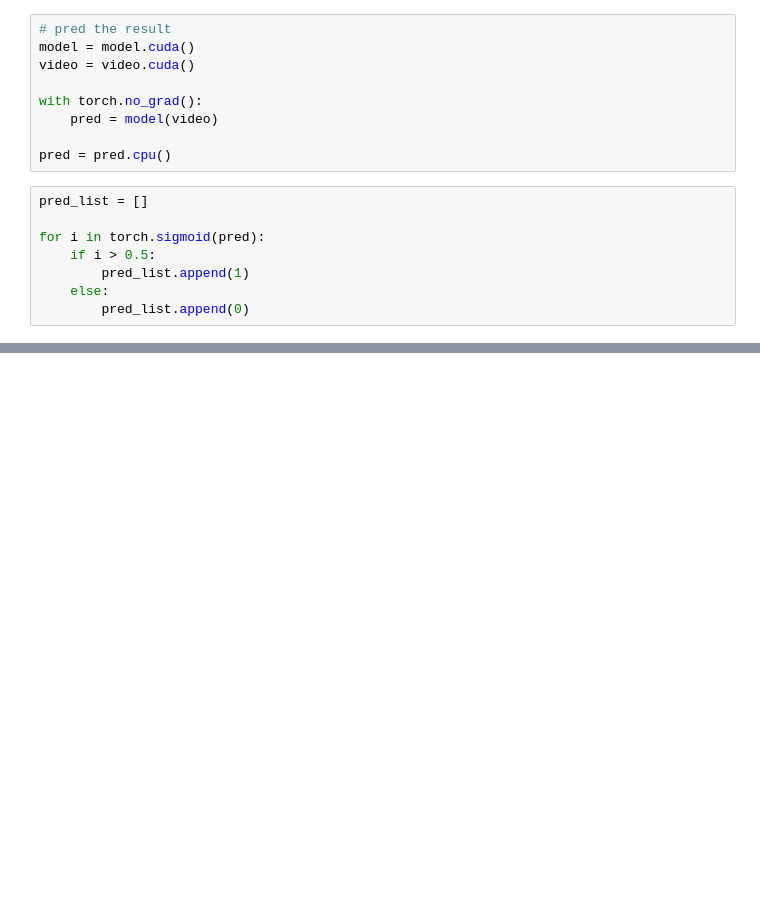
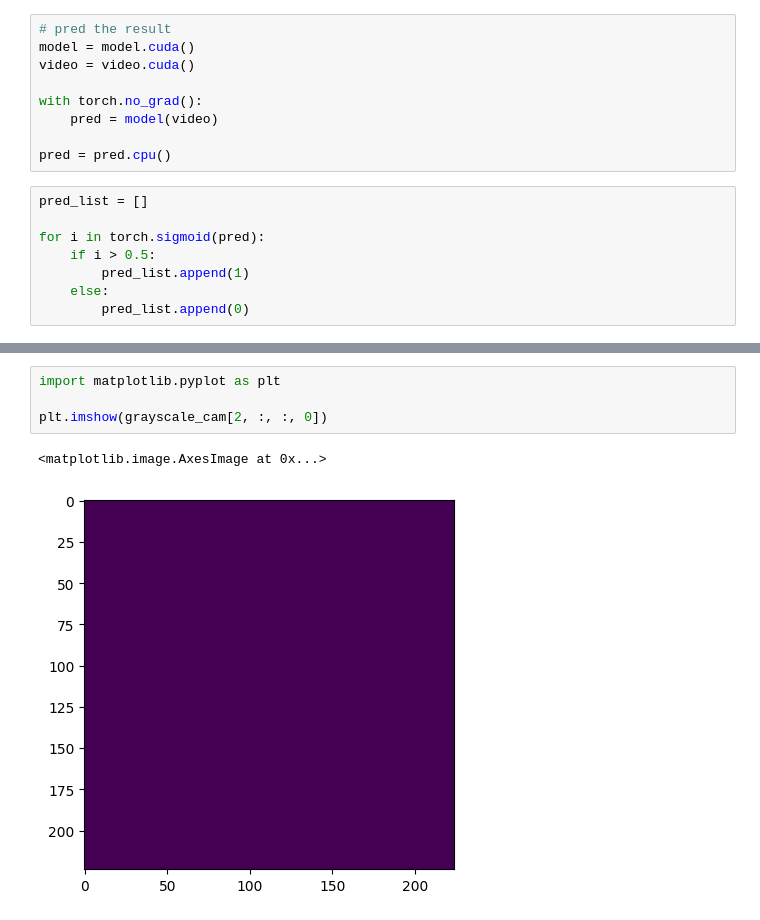
Before and after one commit to TsuguTsukumo/Walk_Video_PyTorch, a Jupyter notebook: project/misc/positive_rate.ipynb, the cells around one changed output, grey strips where cells are left out. Cells and saved outputs as stored; diff of their text form; blank space fills up the shorter version.

```diff
--- a/project/misc/positive_rate.ipynb
+++ b/project/misc/positive_rate.ipynb
@@ -273,0 +314,7 @@ plt.show()
+# %%
+import matplotlib.pyplot as plt
+
+plt.imshow(grayscale_cam[2, :, :, 0])
+# %% [output]
+<matplotlib.image.AxesImage at 0x...>
+[figure, added]
```
Also changed, not shown: parts of 11 cells of this notebook, 3 other files.
